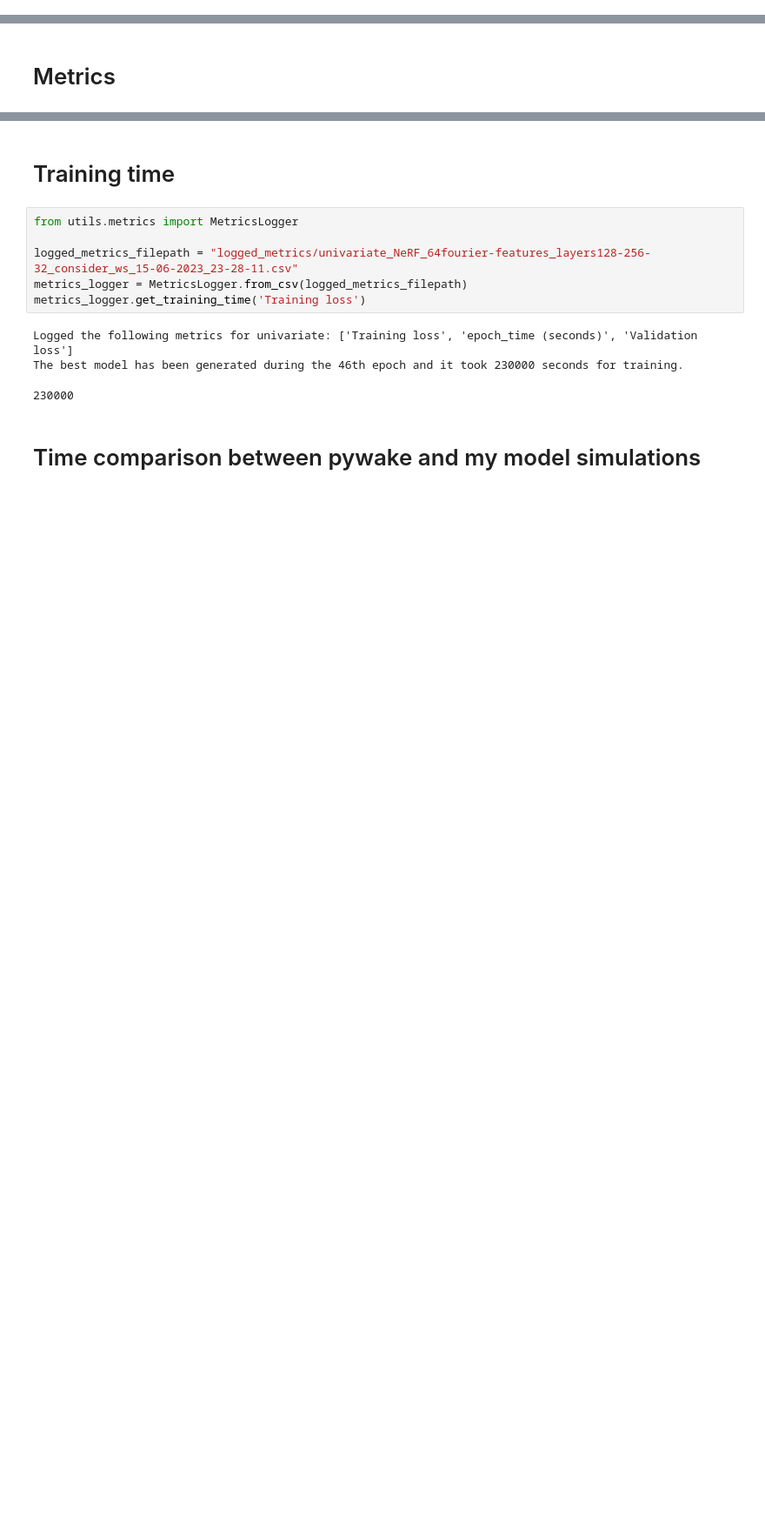
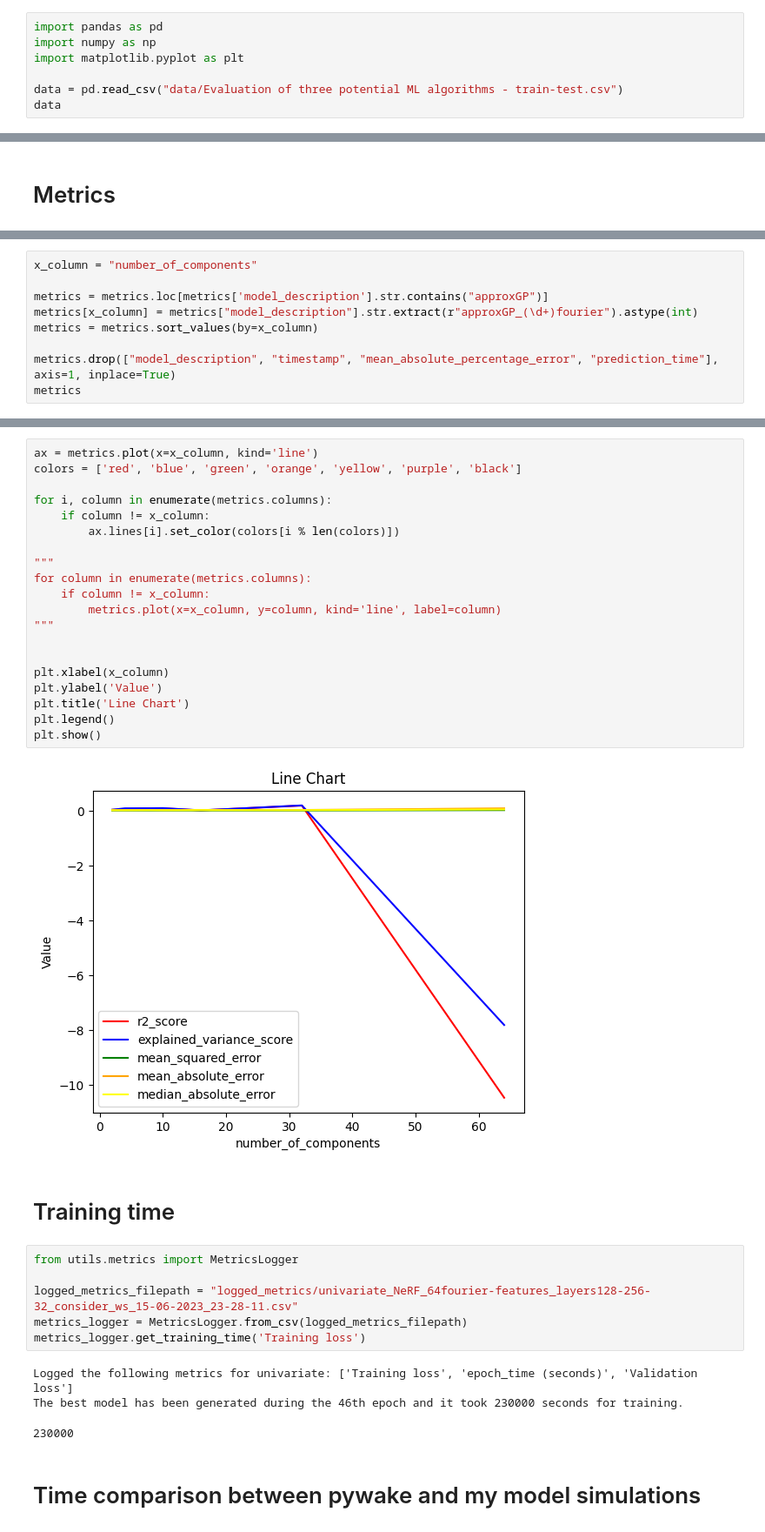
Before and after one commit to NiccoloMorabito/Ainslie-surrogate, a Jupyter notebook: data_analysis.ipynb, the cells around one changed output, grey strips where cells are left out. Shown at 87% size. Saved outputs shown, nothing was run; the diff lists cells and outputs as text; blank space fills up the shorter version.

Commit message:
Minor data analysis

```diff
--- a/data_analysis.ipynb
+++ b/data_analysis.ipynb
@@ -0,0 +3,7 @@
+# %%
+import pandas as pd
+import numpy as np
+import matplotlib.pyplot as plt
+
+data = pd.read_csv("data/Evaluation of three potential ML algorithms - train-test.csv")
+data
@@ -24,0 +124,9 @@ pd.read_csv("results.csv", index_col="model_description")
+# %%
+x_column = "number_of_components"
+
+metrics = metrics.loc[metrics['model_description'].str.contains("approxGP")]
+metrics[x_column] = metrics["model_description"].str.extract(r"approxGP_(\d+)fourier").astype(int)
+metrics = metrics.sort_values(by=x_column)
+
+metrics.drop(["model_description", "timestamp", "mean_absolute_percentage_error", "prediction_time"], axis=1, inplace=True)
+metrics
@@ -25,3 +147,25 @@ pd.read_csv("results.csv", index_col="model_description")
+# %%
+ax = metrics.plot(x=x_column, kind='line')
+colors = ['red', 'blue', 'green', 'orange', 'yellow', 'purple', 'black']
+
+for i, column in enumerate(metrics.columns):
+    if column != x_column:
+        ax.lines[i].set_color(colors[i % len(colors)])
+
+"""
+for column in enumerate(metrics.columns):
+    if column != x_column:
+        metrics.plot(x=x_column, y=column, kind='line', label=column)
+"""
+
+
+plt.xlabel(x_column)
+plt.ylabel('Value')
+plt.title('Line Chart')
+plt.legend()
+plt.show()
+# %% [output]
+[figure, added]
 # %% [markdown]
 # Training time
 # %%
```
Also changed, not shown: parts of 7 cells of this notebook.
